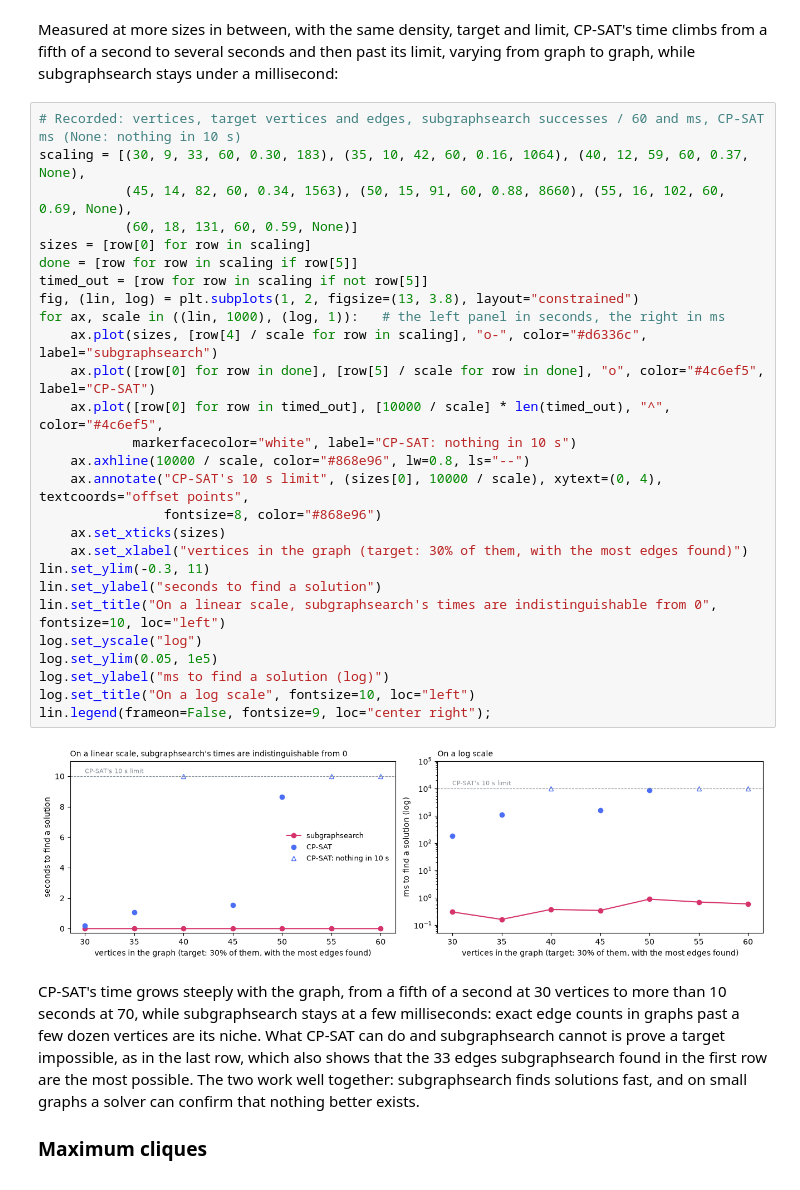
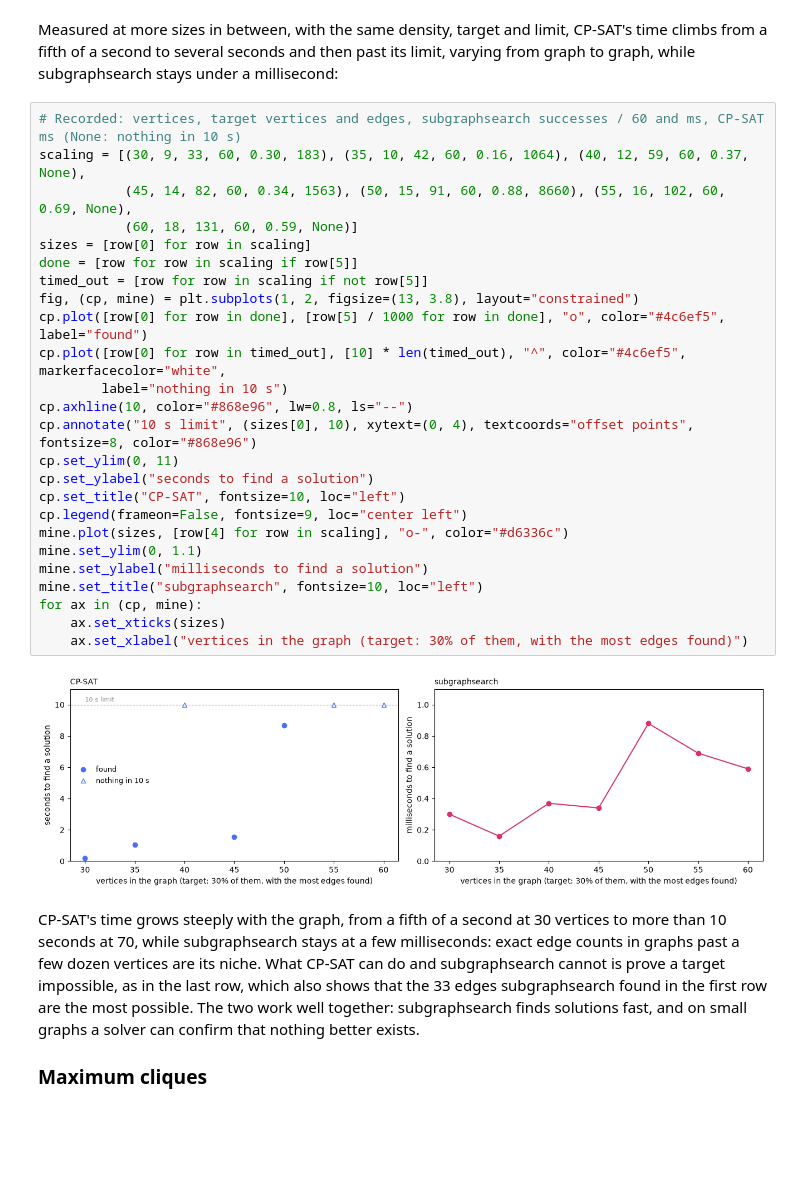
Before and after one commit to vglazer/subgraphsearch, a Jupyter notebook: examples/quickstart.ipynb, the cells around one changed output. Drawn from its saved outputs; the diff is of its cells as text; blank space fills up the shorter version.

```diff
--- a/examples/quickstart.ipynb
+++ b/examples/quickstart.ipynb
@@ -290,32 +290,30 @@ under a millisecond:
 # %%
 # Recorded: vertices, target vertices and edges, subgraphsearch successes / 60 and ms, CP-SAT ms (None: nothing in 10 s)
 scaling = [(30, 9, 33, 60, 0.30, 183), (35, 10, 42, 60, 0.16, 1064), (40, 12, 59, 60, 0.37, None),
            (45, 14, 82, 60, 0.34, 1563), (50, 15, 91, 60, 0.88, 8660), (55, 16, 102, 60, 0.69, None),
            (60, 18, 131, 60, 0.59, None)]
 sizes = [row[0] for row in scaling]
 done = [row for row in scaling if row[5]]
 timed_out = [row for row in scaling if not row[5]]
-fig, (lin, log) = plt.subplots(1, 2, figsize=(13, 3.8), layout="constrained")
-for ax, scale in ((lin, 1000), (log, 1)):   # the left panel in seconds, the right in ms
-    ax.plot(sizes, [row[4] / scale for row in scaling], "o-", color="#d6336c", label="subgraphsearch")
-    ax.plot([row[0] for row in done], [row[5] / scale for row in done], "o", color="#4c6ef5", label="CP-SAT")
-    ax.plot([row[0] for row in timed_out], [10000 / scale] * len(timed_out), "^", color="#4c6ef5",
-            markerfacecolor="white", label="CP-SAT: nothing in 10 s")
-    ax.axhline(10000 / scale, color="#868e96", lw=0.8, ls="--")
-    ax.annotate("CP-SAT's 10 s limit", (sizes[0], 10000 / scale), xytext=(0, 4), textcoords="offset points",
-                fontsize=8, color="#868e96")
+fig, (cp, mine) = plt.subplots(1, 2, figsize=(13, 3.8), layout="constrained")
+cp.plot([row[0] for row in done], [row[5] / 1000 for row in done], "o", color="#4c6ef5", label="found")
+cp.plot([row[0] for row in timed_out], [10] * len(timed_out), "^", color="#4c6ef5", markerfacecolor="white",
+        label="nothing in 10 s")
+cp.axhline(10, color="#868e96", lw=0.8, ls="--")
+cp.annotate("10 s limit", (sizes[0], 10), xytext=(0, 4), textcoords="offset points", fontsize=8, color="#868e96")
+cp.set_ylim(0, 11)
+cp.set_ylabel("seconds to find a solution")
+cp.set_title("CP-SAT", fontsize=10, loc="left")
+cp.legend(frameon=False, fontsize=9, loc="center left")
+mine.plot(sizes, [row[4] for row in scaling], "o-", color="#d6336c")
+mine.set_ylim(0, 1.1)
+mine.set_ylabel("milliseconds to find a solution")
+mine.set_title("subgraphsearch", fontsize=10, loc="left")
+for ax in (cp, mine):
     ax.set_xticks(sizes)
     ax.set_xlabel("vertices in the graph (target: 30% of them, with the most edges found)")
-lin.set_ylim(-0.3, 11)
-lin.set_ylabel("seconds to find a solution")
-lin.set_title("On a linear scale, subgraphsearch's times are indistinguishable from 0", fontsize=10, loc="left")
-log.set_yscale("log")
-log.set_ylim(0.05, 1e5)
-log.set_ylabel("ms to find a solution (log)")
-log.set_title("On a log scale", fontsize=10, loc="left")
-lin.legend(frameon=False, fontsize=9, loc="center right");
 # %% [output]
-[figure, old version]
+[figure, new version]
 # %% [markdown]
 CP-SAT's time grows steeply with the graph, from a fifth of a second at 30 vertices to more than 10 seconds at 70,
 while subgraphsearch stays at a few milliseconds: exact edge counts in graphs past a few dozen vertices are its
```
Also changed, not shown: parts of 2 cells of this notebook, 2 other files.
